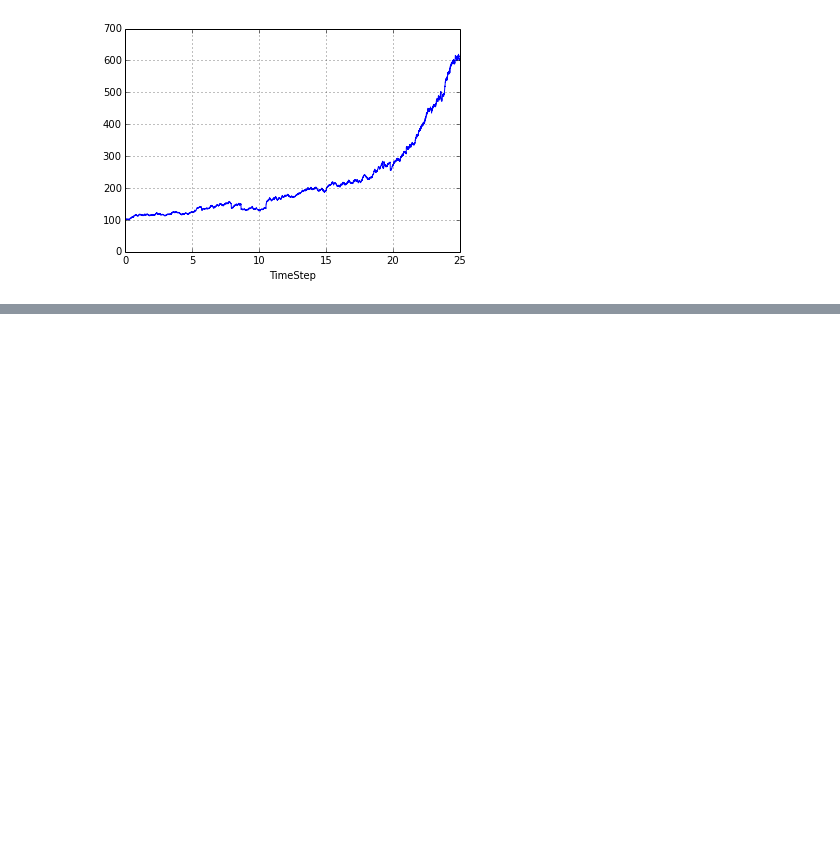
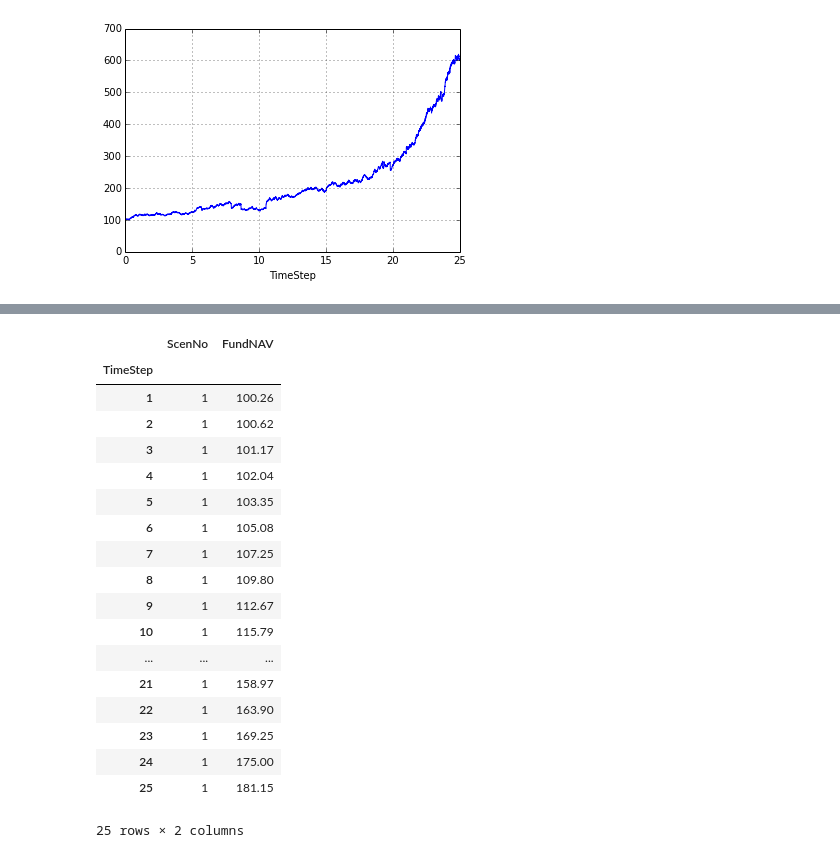
Before and after one commit to ZaighumRajput/IPython, a Jupyter notebook: Finance/McppiScenarios.ipynb, the cells around one changed output, grey strips where cells are left out. Saved outputs shown, nothing was run; the diff lists cells and outputs as text; code cells hidden in the pictures; blank space fills up the shorter version.

```diff
--- a/Finance/McppiScenarios.ipynb
+++ b/Finance/McppiScenarios.ipynb
@@ -77,0 +72,2 @@ stocJun30[stocJun30["ScenNo"] == 156].plot(use_index = True, y = "FundNAV")
+# %%
+stocJun30_2 = pd.read_csv("mcppi_Stochastic_Jun30_2.csv", index_col="TimeStep", nrows = 2*6301)
@@ -77,0 +85,22 @@ stocJun30[stocJun30["ScenNo"] == 156].plot(use_index = True, y = "FundNAV")
+# %%
+stocJun30_2.ix[1:25:252]
+# %% [output]
+|  | ScenNo | FundNAV |
+| TimeStep |  |  |
+| 1 | 1 | 100.26 |
+| 2 | 1 | 100.62 |
+| 3 | 1 | 101.17 |
+| 4 | 1 | 102.04 |
+| 5 | 1 | 103.35 |
+| 6 | 1 | 105.08 |
+| 7 | 1 | 107.25 |
+| 8 | 1 | 109.80 |
+| 9 | 1 | 112.67 |
+| 10 | 1 | 115.79 |
+| ... | ... | ... |
+| 21 | 1 | 158.97 |
+| 22 | 1 | 163.90 |
+| 23 | 1 | 169.25 |
+| 24 | 1 | 175.00 |
+| 25 | 1 | 181.15 |
+25 rows × 2 columns
```
Also changed, not shown: parts of 5 cells of this notebook, 1 other file.
